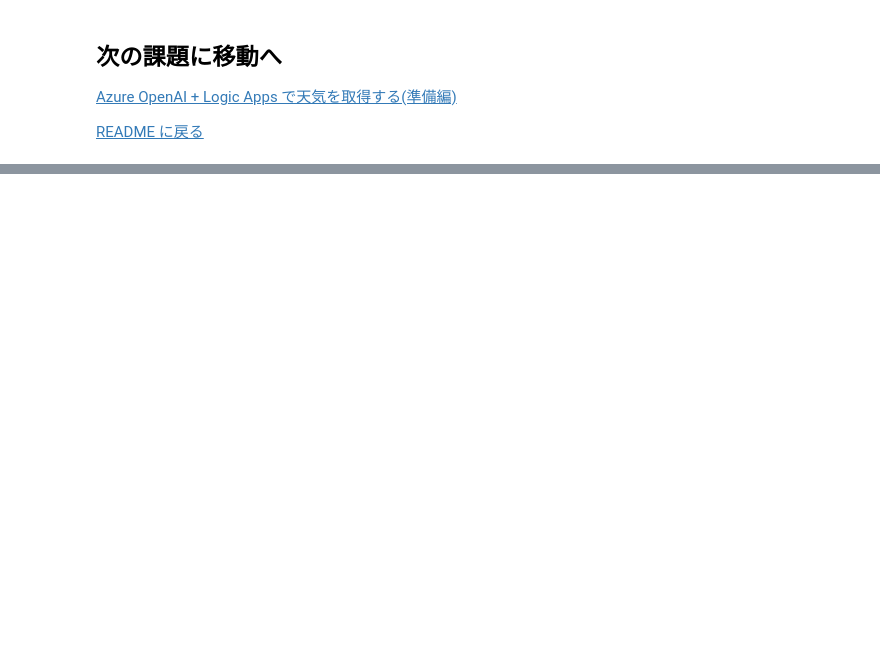
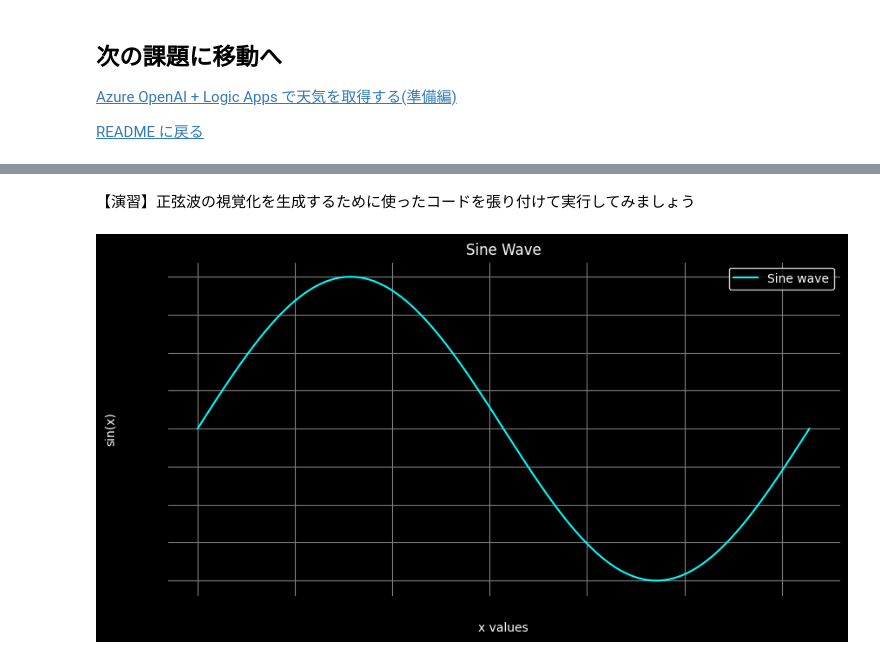
Before and after one commit to c0b23039a5/assistants-api-sample-using-python, a Jupyter notebook: assistants-api.ipynb, the cells around one changed output, grey strips where cells are left out. Drawn from its saved outputs; the diff is of its cells as text; code cells hidden in the pictures; blank space fills up the shorter version.

```diff
--- a/assistants-api.ipynb
+++ b/assistants-api.ipynb
@@ -259,0 +536,26 @@ display(image)
+# %% [markdown]
+【演習】正弦波の視覚化を生成するために使ったコードを張り付けて実行してみましょう
+# %%
+import matplotlib.pyplot as plt
+import numpy as np
+
+# Generate x values
+x = np.linspace(0, 2 * np.pi, 1000)
+
+# Calculate sine of x
+y = np.sin(x)
+
+# Create a plot with dark mode settings
+plt.figure(figsize=(10, 5))
+plt.plot(x, y, label="Sine wave", color="cyan")
+plt.title("Sine Wave", color="white")
+plt.xlabel("x values", color="white")
+plt.ylabel("sin(x)", color="white")
+plt.legend(facecolor="black", edgecolor="white", labelcolor="white")
+plt.grid(True, color="gray")
+
+# Set the background color to black
+plt.gca().set_facecolor("black")
+plt.gcf().set_facecolor("black")
+# %% [output]
+[figure, added]
```
Also changed, not shown: parts of 23 cells of this notebook.
